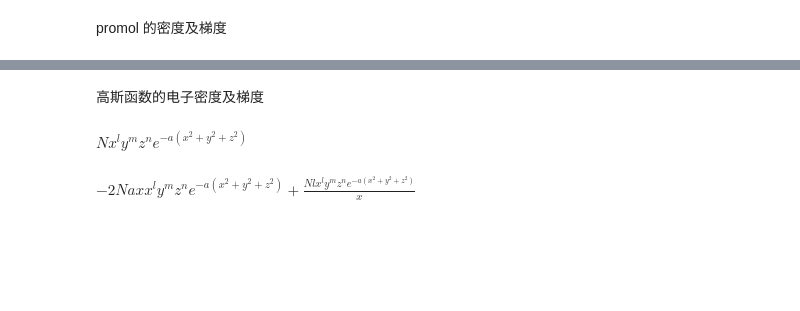
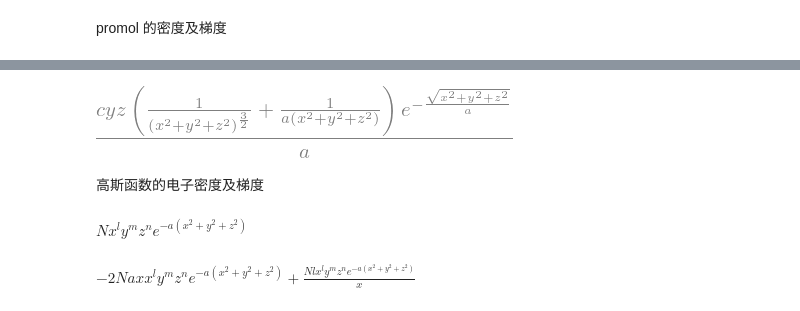
Before and after one commit to qmlCoder/pywfn, a Jupyter notebook: protos/密度梯度.ipynb, the cells around one changed output, grey strips where cells are left out. Saved outputs shown, nothing was run; the diff lists cells and outputs as text; code cells hidden in the pictures; blank space fills up the shorter version.

```diff
--- a/protos/密度梯度.ipynb
+++ b/protos/密度梯度.ipynb
@@ -16,3 +47,7 @@ $\displaystyle - \frac{c x e^{- \frac{\sqrt{x^{2} + y^{2} + z^{2}}}{a}}}{a \sqrt
+# %%
+sp.diff(rho,y,z)
+# %% [output]
+[figure, added]
 # %% [markdown]
 高斯函数的电子密度及梯度
 # %%
```
Also changed, not shown: parts of 16 cells of this notebook, 33 other files.
